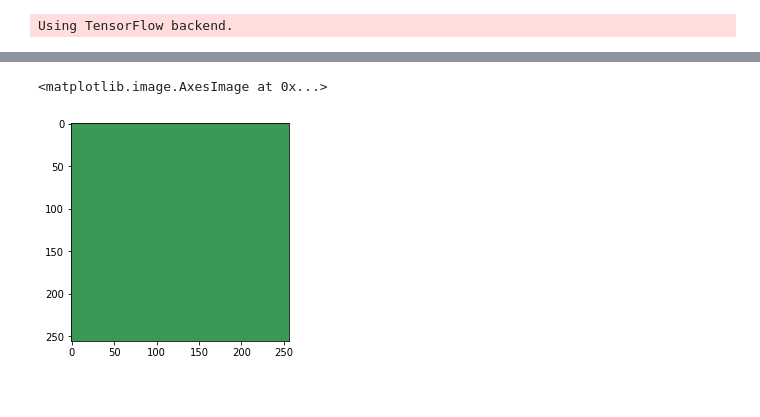
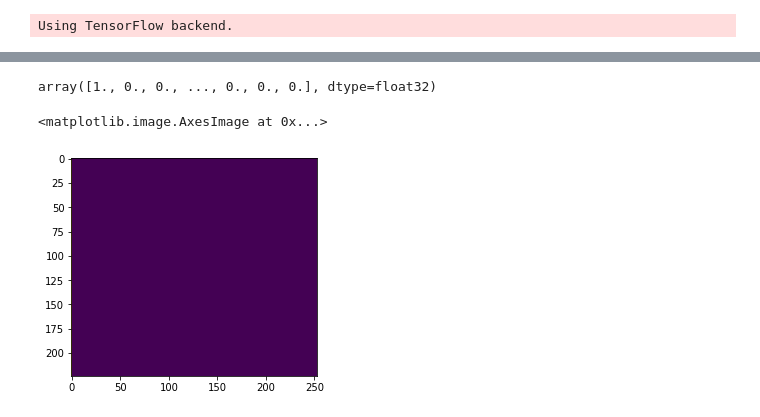
Before and after one commit to RobertVoropaev/InteriorRecognitionSystem, a Jupyter notebook: SimpleModel.ipynb, the cells around one changed output, grey strips where cells are left out. Saved outputs shown, nothing was run; the diff lists cells and outputs as text; code cells hidden in the pictures.

```diff
--- a/SimpleModel.ipynb
+++ b/SimpleModel.ipynb
@@ -100,5 +129,7 @@ model.add(Conv2D(64, (3, 3), padding="same", activation='relu'))
 model.add(Conv2D(64, (3, 3), padding="same", activation='relu'))
 
 model.add(UpSampling2D(2, interpolation='bilinear'))
-model.add(Conv2D(3, (3, 3), activation='relu', padding="same"))
-model.add(Conv2D(3, (3, 3), padding="same", activation="softmax"))
+model.add(Conv2D(3, (3, 3), padding="same", activation='relu'))
+model.add(Conv2D(253, (3, 3), padding="same", activation="softmax"))
+
+model.summary()
@@ -125,5 +154,7 @@ _________________________________________________________________
 # %%
 model.compile(Adam(learning_rate=0.001), loss='sparse_categorical_crossentropy', metrics=['accuracy'])
 # %%
-history = model.fit_generator(train_generator, epochs=10, steps_per_epoch=8298, verbose=1)
+%%time
+history = model.fit_generator(train_generator, epochs=10, steps_per_epoch=2000,
+                              validation_data=val_generator, validation_steps=200,verbose=1)
 # %% [output]
@@ -142,5 +184,11 @@ plt.show()
 # %%
-plt.imshow(model.predict(img)[0])
+pred = model.predict(img)
-# %% [output]
-<matplotlib.image.AxesImage at 0x...>
-[figure, removed]
+# %%
+pred.flatten()
+# %% [output]
+array([1., 0., 0., ..., 0., 0., 0.], dtype=float32)
+# %%
+plt.imshow(pred[0][:][:][0] * 255)
+# %% [output]
+<matplotlib.image.AxesImage at 0x...>
+[figure, added]
```
Also changed, not shown: parts of 9 cells of this notebook, 1 other file.
